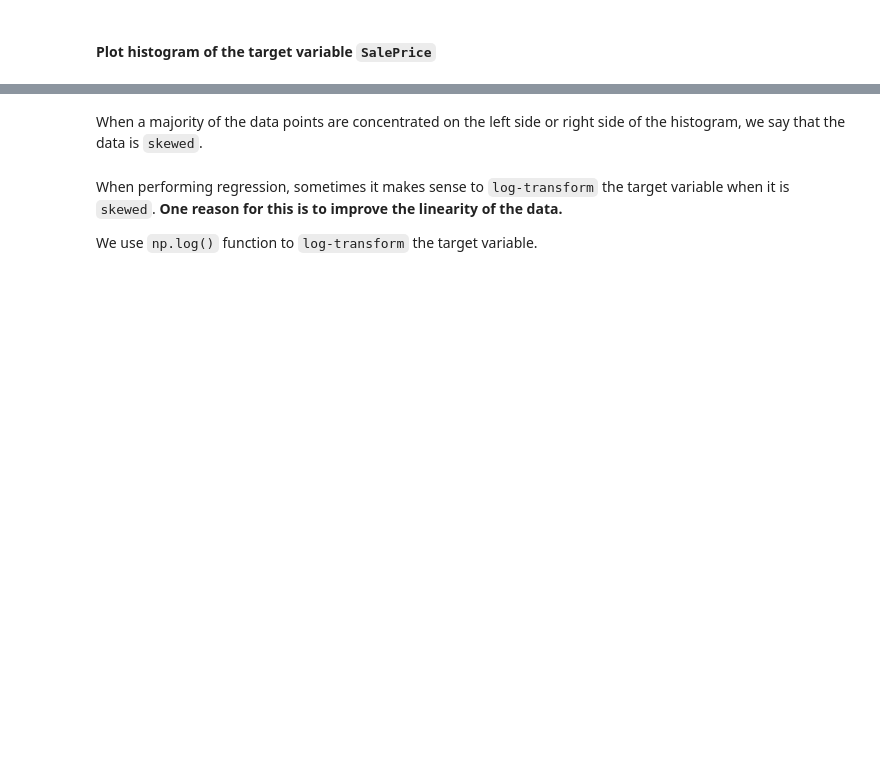
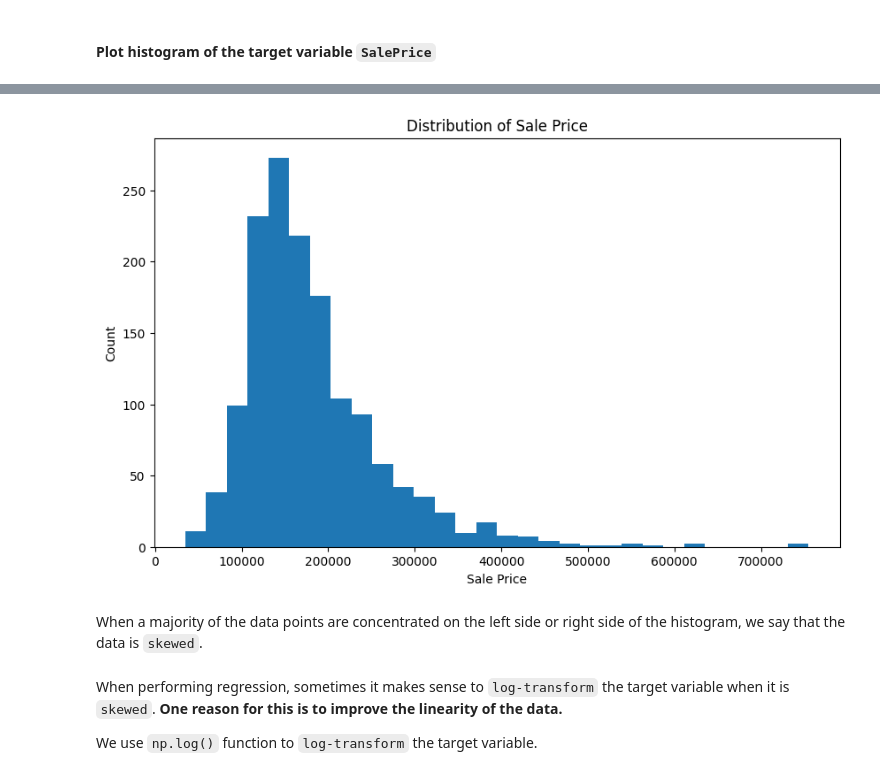
Before and after one commit to whatnirja/PyData2025, a Jupyter notebook: Lab_Week6_Regression/Lab6_Exercise.ipynb, the cells around one changed output, grey strips where cells are left out. Saved outputs shown, nothing was run; the diff lists cells and outputs as text; code cells hidden in the pictures; blank space fills up the shorter version.

```diff
--- a/Lab_Week6_Regression/Lab6_Exercise.ipynb
+++ b/Lab_Week6_Regression/Lab6_Exercise.ipynb
@@ -334,3 +284,12 @@ df_train.head()
+# %%
+plt.figure(figsize=(10,6))
+plt.hist(df_train['SalePrice'], bins=30)
+plt.title('Distribution of Sale Price')
+plt.xlabel('Sale Price')
+plt.ylabel('Count')
+plt.show()
+# %% [output]
+[figure, added]
 # %% [markdown]
 When a majority of the data points are concentrated on the left side or right side of the histogram, we say that the data is `skewed`.
 # %% [markdown]
```
Also changed, not shown: parts of 27 cells of this notebook.
